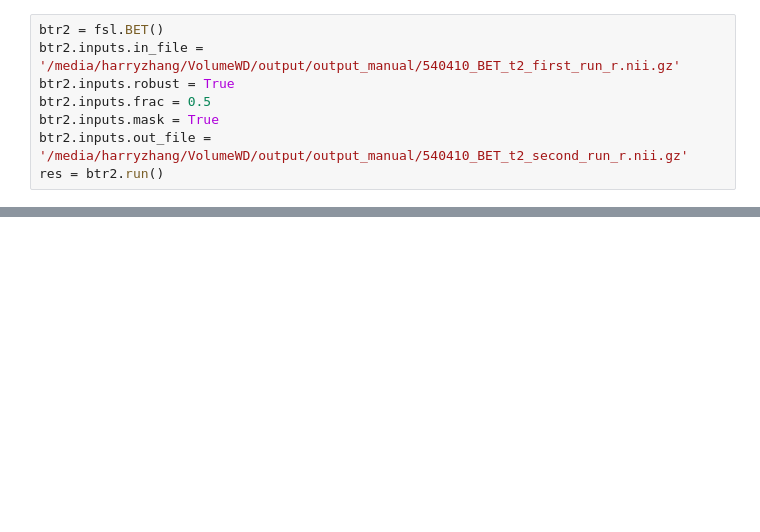
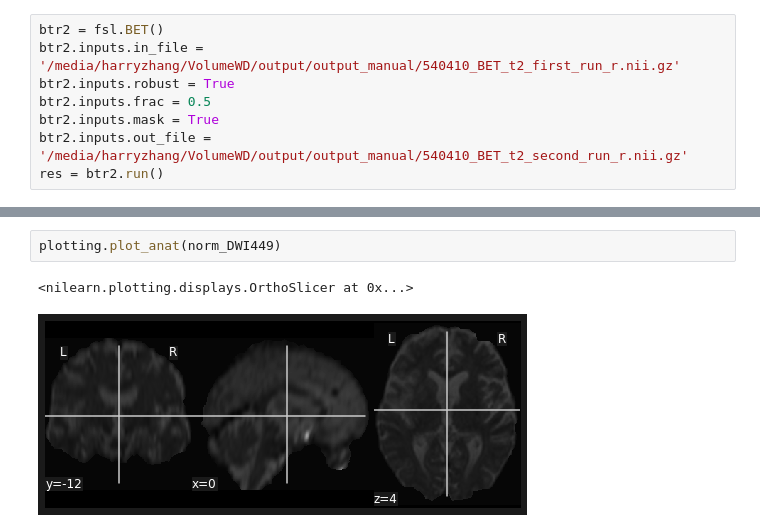
Before and after one commit to zhanghaoyue/stroke_preprocessing, a Jupyter notebook: nipype_workflow.ipynb, the cells around one changed output, grey strips where cells are left out. Drawn from its saved outputs; the diff is of its cells as text; blank space fills up the shorter version.

```diff
--- a/nipype_workflow.ipynb
+++ b/nipype_workflow.ipynb
@@ -83,0 +275,5 @@ res = am.run()
+# %%
+plotting.plot_anat(norm_DWI449)
+# %% [output]
+<nilearn.plotting.displays.OrthoSlicer at 0x...>
+[figure, added]
```
Also changed, not shown: parts of 26 cells of this notebook, 3 other files.
